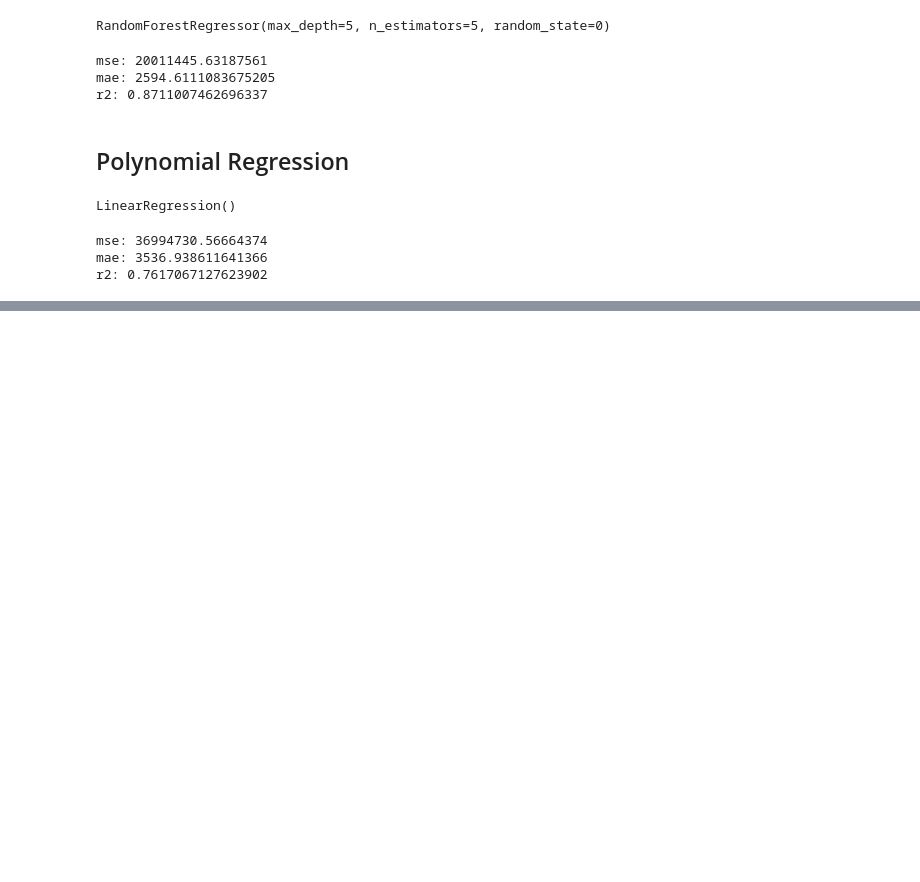
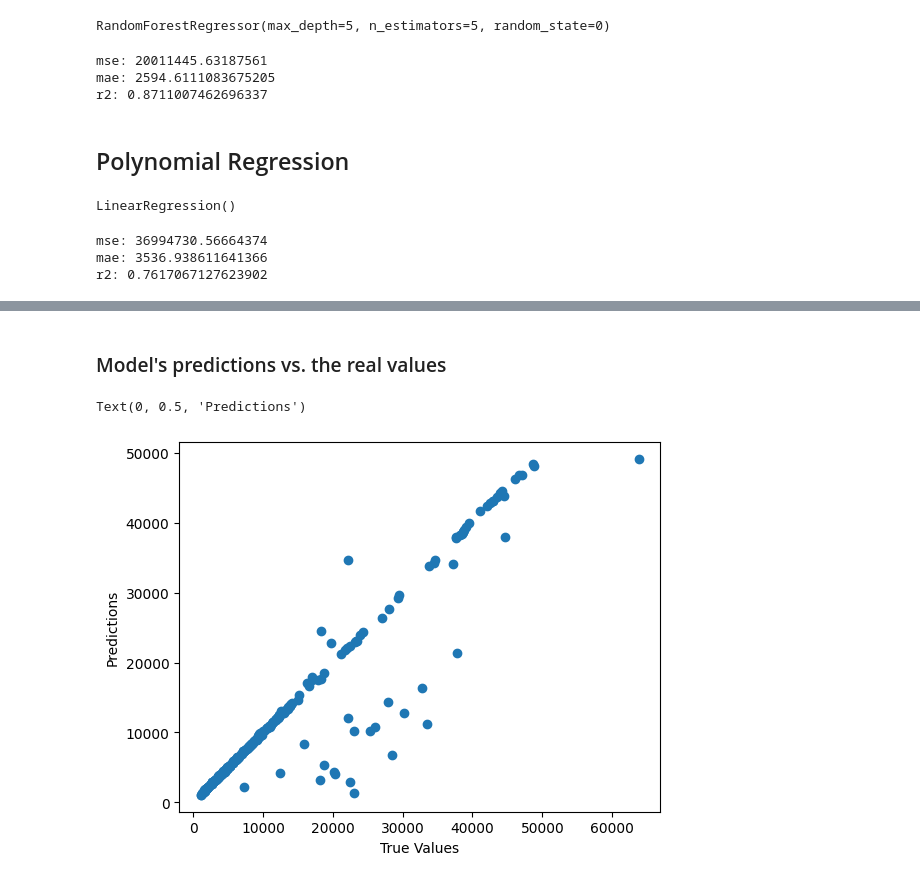
Before and after one commit to solid-miv/predictive-model, a Jupyter notebook: data/preliminary_work.ipynb, the cells around one changed output, grey strips where cells are left out. Drawn from its saved outputs; the diff is of its cells as text; code cells hidden in the pictures; blank space fills up the shorter version.

```diff
--- a/data/preliminary_work.ipynb
+++ b/data/preliminary_work.ipynb
@@ -408,0 +496,12 @@ r2: 0.7617067127623902
+# %%
+test_predictions = dnn_model.predict(X_test).flatten()
+# %% [markdown]
+### Model's predictions vs. the real values
+# %%
+a = plt.axes(aspect='equal')
+plt.scatter(y_test, test_predictions)
+plt.xlabel('True Values')
+plt.ylabel('Predictions')
+# %% [output]
+Text(0, 0.5, 'Predictions')
+[figure, added]
```
Also changed, not shown: parts of 19 cells of this notebook.
